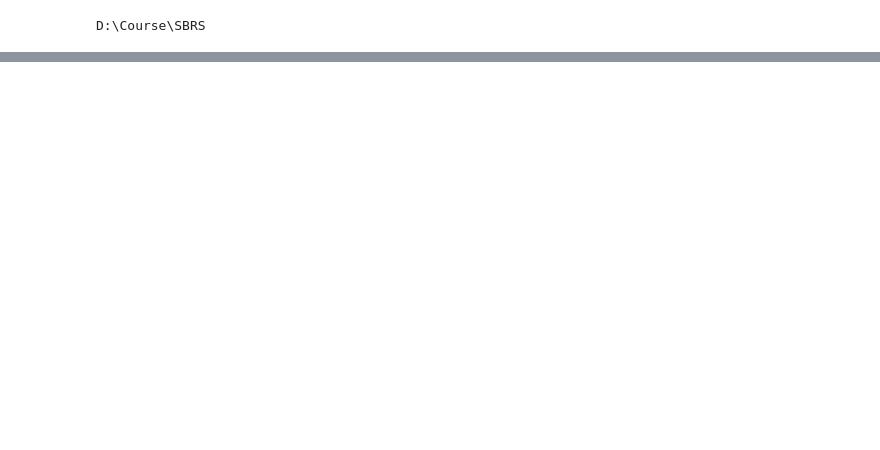
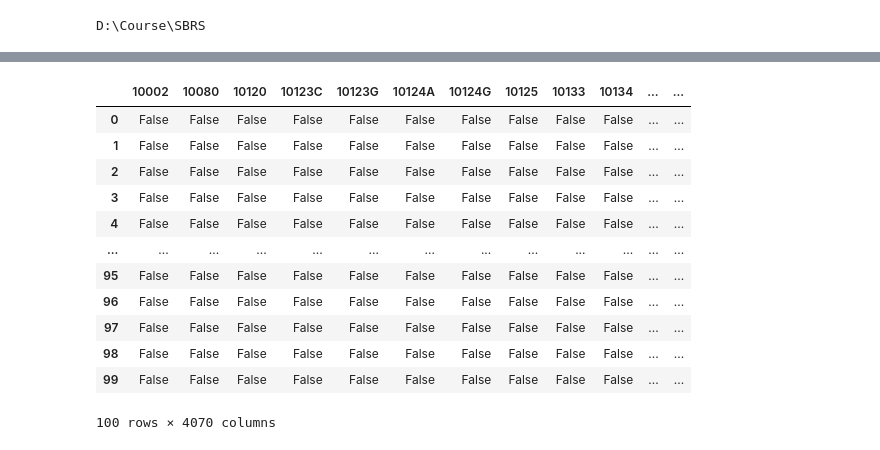
Before and after one commit to SergKornev/SBRS, a Jupyter notebook: test.ipynb, the cells around one changed output, grey strips where cells are left out. Drawn from its saved outputs; the diff is of its cells as text; code cells hidden in the pictures; blank space fills up the shorter version.

```diff
--- a/test.ipynb
+++ b/test.ipynb
@@ -46,3 +15,6 @@ frequent_itemsets
 cd D:\Course\SBRS
 # %% [output]
 D:\Course\SBRS
+# %%
+file_data = 'datasets/onlineretail/online_retail.xlsx'
+df = pd.read_excel(file_data)
@@ -48,0 +37,6 @@ D:\Course\SBRS
+# %%
+df = df[['transactionid','itemid', 'userid']]
+df.fillna(0, inplace=True)
+df['userid'] = df['userid'].astype('int64')
+df['itemid'] = df['itemid'].astype('str')
+df.head()
@@ -48,0 +50,6 @@ D:\Course\SBRS
+# %%
+list_df = []
+for i in tqdm(df.transactionid.unique()):
+    time.sleep(0.00000001)
+    list_df.append(df[df.transactionid == i].itemid.to_list())
+list_df
@@ -48,0 +74,20 @@ D:\Course\SBRS
+# %%
+tr = TransactionEncoder()
+tr_arr = tr.fit(list_df).transform(list_df)
+df_trans = pd.DataFrame(tr_arr, columns=tr.columns_)
+# %%
+df_trans.head(100)
+# %% [output]
+|  | 10002 | 10080 | 10120 | 10123C | 10123G | 10124A | 10124G | 10125 | 10133 | 10134 | ... | ... |
+| 0 | False | False | False | False | False | False | False | False | False | False | ... | ... |
+| 1 | False | False | False | False | False | False | False | False | False | False | ... | ... |
+| 2 | False | False | False | False | False | False | False | False | False | False | ... | ... |
+| 3 | False | False | False | False | False | False | False | False | False | False | ... | ... |
+| 4 | False | False | False | False | False | False | False | False | False | False | ... | ... |
+| ... | ... | ... | ... | ... | ... | ... | ... | ... | ... | ... | ... | ... |
+| 95 | False | False | False | False | False | False | False | False | False | False | ... | ... |
+| 96 | False | False | False | False | False | False | False | False | False | False | ... | ... |
+| 97 | False | False | False | False | False | False | False | False | False | False | ... | ... |
+| 98 | False | False | False | False | False | False | False | False | False | False | ... | ... |
+| 99 | False | False | False | False | False | False | False | False | False | False | ... | ... |
+100 rows × 4070 columns
```
Also changed, not shown: parts of 13 cells of this notebook, 2 other files.
